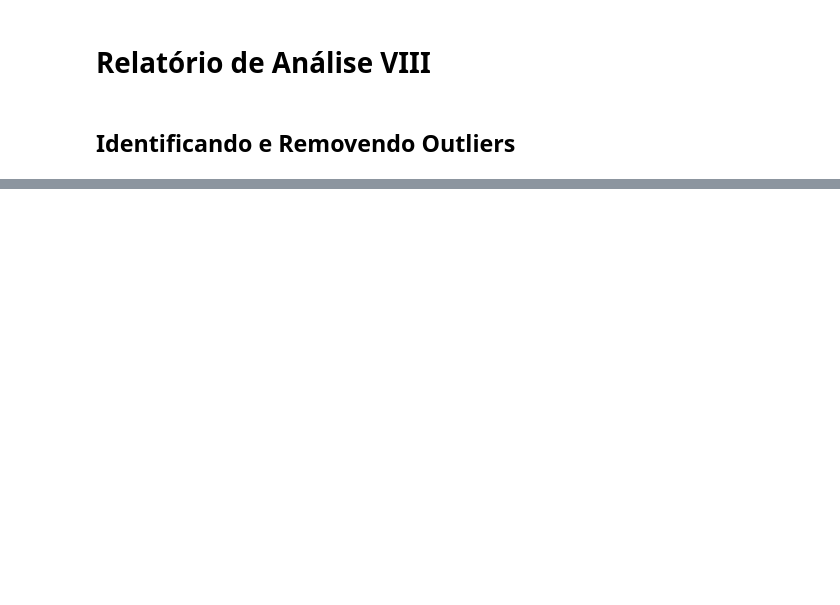
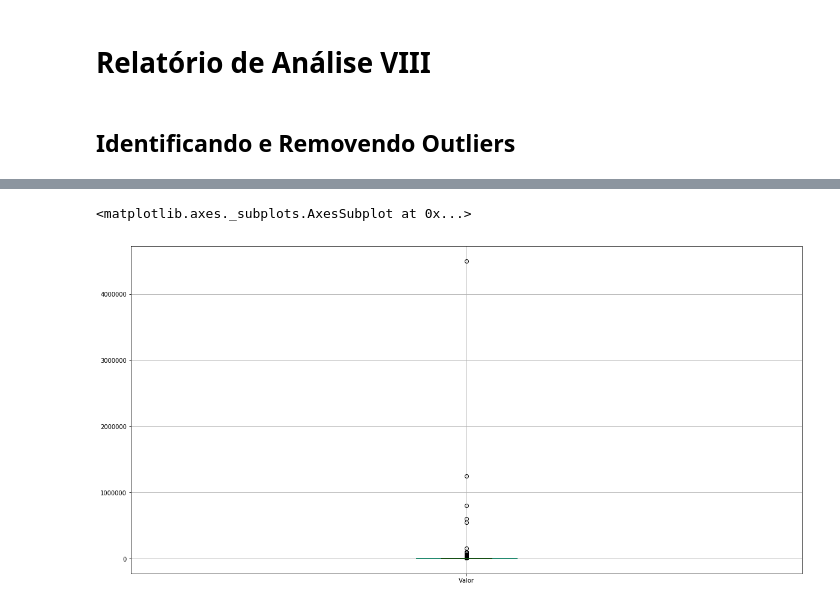
Before and after one commit to paulobressan/pandas, a Jupyter notebook: Relatório de Analise 8/Identificando e Removendo Outliers.ipynb, the cells around one changed output, grey strips where cells are left out. Saved outputs shown, nothing was run; the diff lists cells and outputs as text; code cells hidden in the pictures; blank space fills up the shorter version.

Commit message:
Removendo Outliers e visualizando com boxplots

```diff
--- a/Relatório de Analise 8/Identificando e Removendo Outliers.ipynb
+++ b/Relatório de Analise 8/Identificando e Removendo Outliers.ipynb
@@ -8,7 +8,7 @@
 import pandas as pd
 import matplotlib.pyplot as plt
 # Configurar o tamanho das figuras que vão ser gerada
-plt.rc('figure', figsize = (14, 6))
+plt.rc('figure', figsize = (20, 10))
 # %%
 dados = pd.read_csv('../dados/aluguel_residencial.csv', sep=';')
 # %%
@@ -25,3 +25,10 @@ dados.head(10)
 | 7 | Apartamento | Grajaú | 2 | 1 | 0 | 70 | 1500.0 | 642.0 | 74.0 | 21.43 | ... |
 | 8 | Apartamento | Lins de Vasconcelos | 3 | 1 | 1 | 90 | 1500.0 | 455.0 | 14.0 | 16.67 | ... |
 | 9 | Apartamento | Copacabana | 1 | 0 | 1 | 40 | 2000.0 | 561.0 | 50.0 | 50.00 | ... |
+# %%
+# O Grafico Box Plot, é um grafico utilizado para visualizar outliers em nossos dados, ou seja vamos conseguir
+# analisar os dados discrepantes que atrapalham as medias e aumentam o desvio padrão
+dados.boxplot(['Valor'])
+# %% [output]
+<matplotlib.axes._subplots.AxesSubplot at 0x...>
+[figure, added]
```
Also changed, not shown: parts of 6 cells of this notebook.
